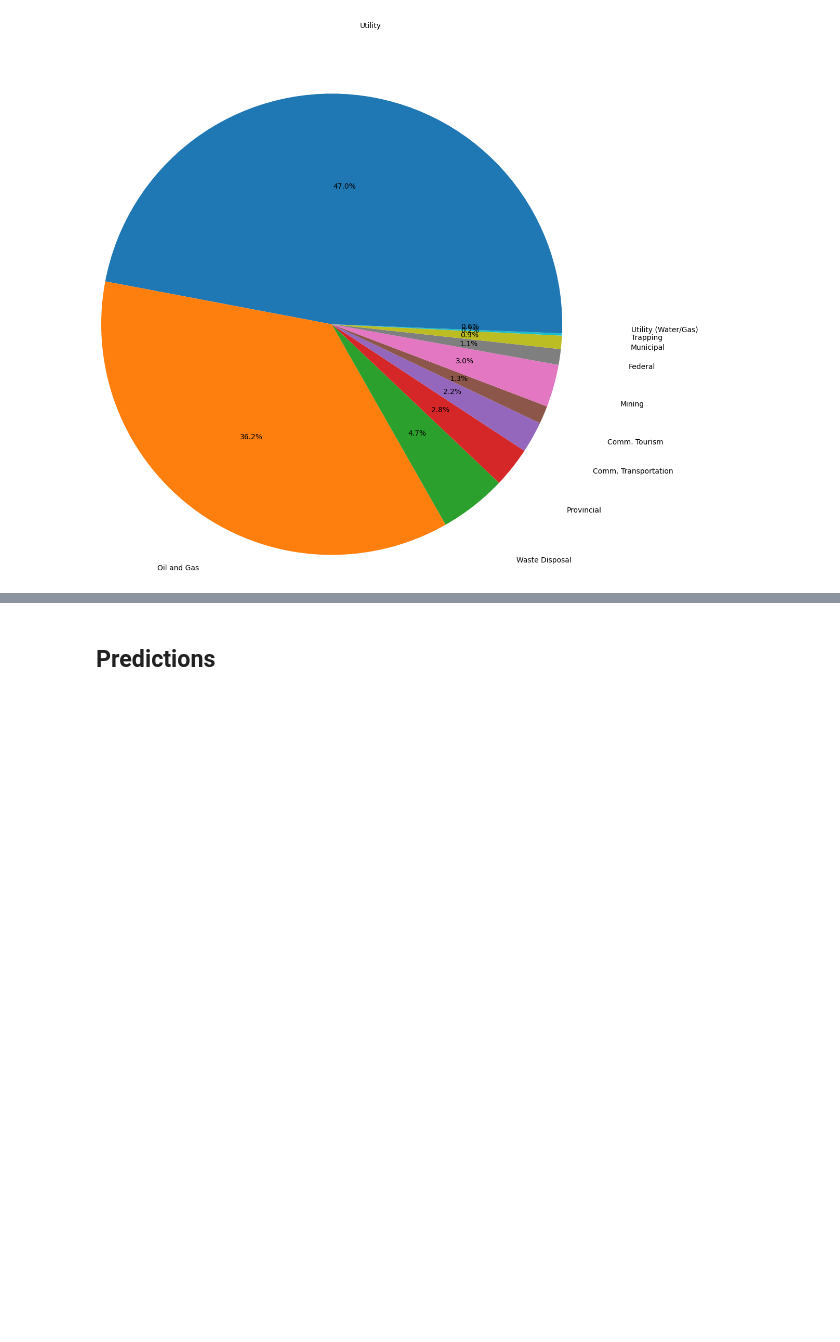
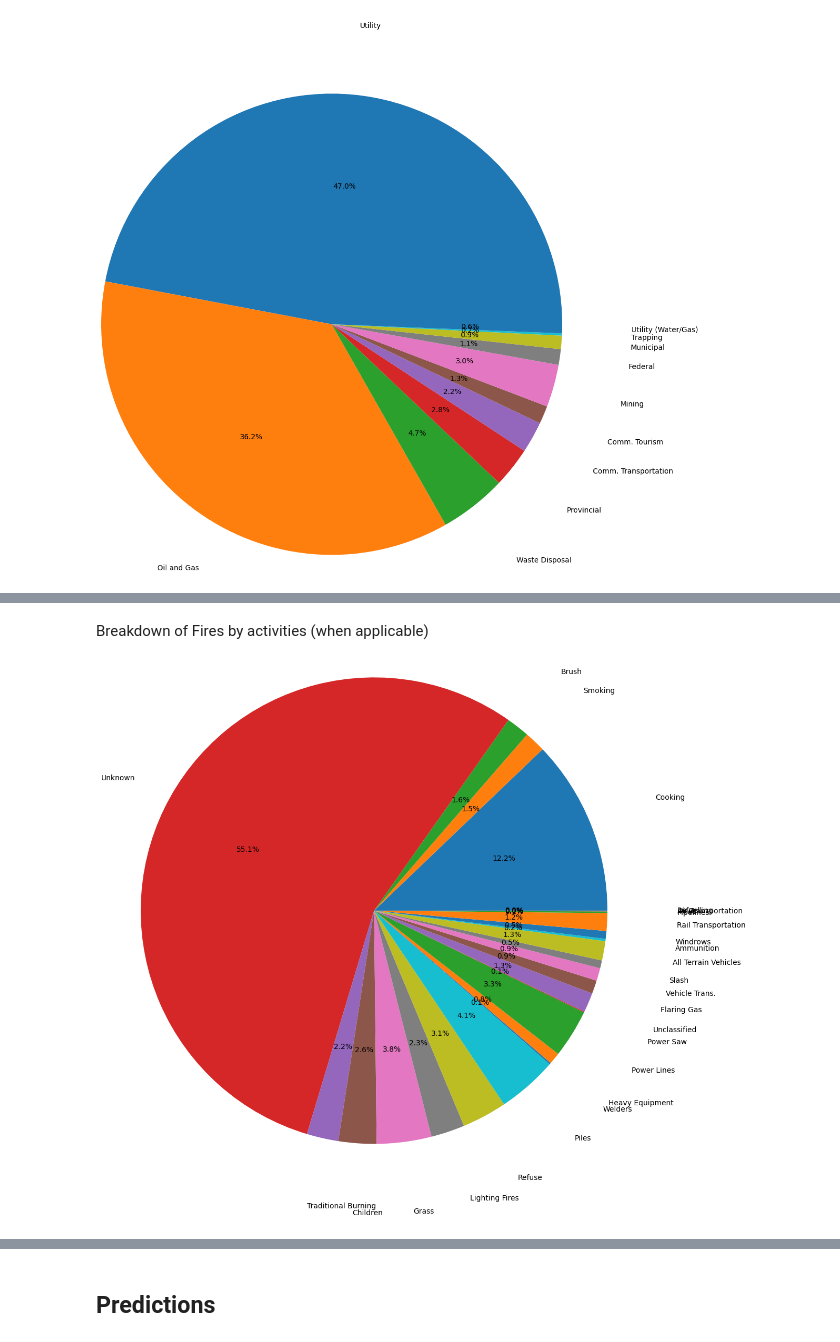
Before and after one commit to david-belman/ECE-143-Wildfire-Project, a Jupyter notebook: results.ipynb, the cells around one changed output, grey strips where cells are left out. Saved outputs shown, nothing was run; the diff lists cells and outputs as text; code cells hidden in the pictures; blank space fills up the shorter version.

```diff
--- a/results.ipynb
+++ b/results.ipynb
@@ -54,0 +72,6 @@ anl.plot_graph_of_series( , "bar", "Fires by Year", ["Year", "Number of Fires"])
+# %% [markdown]
+Breakdown of Fires by activities (when applicable)
+# %%
+anl.plot_graph_of_series(df["activity_class"].value_counts(sort= False), "pie", "")
+# %% [output]
+[figure, added]
```
Also changed, not shown: parts of 20 cells of this notebook, 4 other files.
